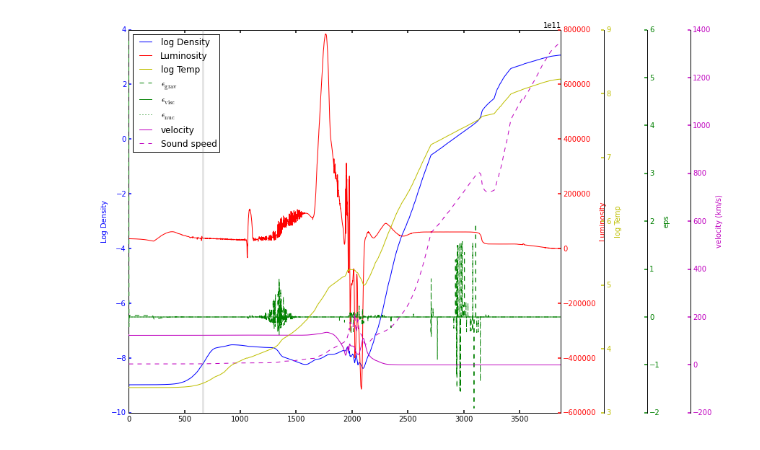
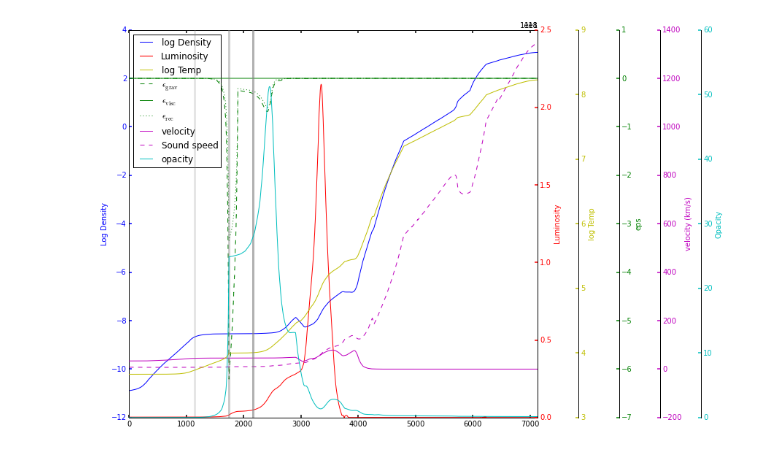
Before and after one commit to JRGarza/CE_mesa, a Jupyter notebook: python_scripts/check_results_tassos.ipynb, the cells around one changed output. Saved outputs shown, nothing was run; the diff lists cells and outputs as text; code cells hidden in the pictures.

```diff
--- a/python_scripts/check_results_tassos.ipynb
+++ b/python_scripts/check_results_tassos.ipynb
@@ -48,8 +48,14 @@ par4.spines["right"].set_position(("axes", 1.1))
 make_patch_spines_invisible(par4)
 par4.spines["right"].set_visible(True)
 
+par5 = host.twinx()
+par5.spines["right"].set_position(("axes", 1.4))
+make_patch_spines_invisible(par5)
+par5.spines["right"].set_visible(True)
 
-i=18
+
+
+i=2
 
 
 
@@ -61,9 +67,20 @@ x = a.profiles[i]["zone"]
 
 
 tau = 10.**a.profiles[i]["logtau"]
+
 tau_zone = np.max([np.where(tau < 1)])
 tau_x = x[tau_zone]
 plt.axvline(tau_x, color='gray', linewidth=3, alpha=0.2)
+
+tau_zone = np.max([np.where(tau < 10)])
+tau_x = x[tau_zone]
+plt.axvline(tau_x, color='gray', linewidth=3, alpha=0.4)
+
+tau_zone = np.max([np.where(tau < 100)])
+tau_x = x[tau_zone]
+plt.axvline(tau_x, color='gray', linewidth=3, alpha=0.6)
+
+
 
 
 #fig = plt.figure(figsize=(10,6))
@@ -72,10 +89,12 @@ logD, = host.plot(x,a.profiles[i]["logRho"], label="log Density", color='b')
 lum, = par1.plot(x,a.profiles[i]["luminosity"], label="Luminosity", color='r')
 eps_visc, = par2.plot(x,a.profiles[i]["eps_visc"], label=r"$\epsilon_{\rm visc}$", color='g', linestyle='solid')
 eps_grav, = par2.plot(x,a.profiles[i]["eps_grav"], label=r"$\epsilon_{\rm grav}$", color='g', linestyle='dashed')
-eps_nuc, = par2.plot(x,a.profiles[i]["eps_nuc"], label=r"$\epsilon_{\rm nuc}$", color='g', linestyle='dotted')
+eps_nuc, = par2.plot(x,a.profiles[i]["eps_recombination"], label=r"$\epsilon_{\rm rec}$", color='g', linestyle='dotted')
 vel, = par3.plot(x,a.profiles[i]["velocity"]/1.0e5, label="velocity", color='m')
 cs, = par3.plot(x,a.profiles[i]["csound"]/1.0e5, label="Sound speed", color='m', linestyle='dashed')
 temp, = par4.plot(x,a.profiles[i]["logT"], label="log Temp", color='y')
+opacity, = par5.plot(x,a.profiles[i]["opacity"], label="opacity", color='c')
+
 
 
 # Label y-axes
@@ -84,37 +103,42 @@ par1.set_ylabel('Luminosity')
 par2.set_ylabel('eps')
 par3.set_ylabel('velocity (km/s)')
 par4.set_ylabel('log Temp')
+par5.set_ylabel('Opacity')
+
 
 # Set y-axis label colors
 host.yaxis.label.set_color(logD.get_color())
 par1.yaxis.label.set_color(lum.get_color())
 par2.yaxis.label.set_color(eps_grav.get_color())
 par3.yaxis.label.set_color(vel.get_color())
 par4.yaxis.label.set_color(temp.get_color())
+par5.yaxis.label.set_color(opacity.get_color())
+
 
 # Set y-axis tick colors
 tkw = dict(size=4, width=1.5)
 host.tick_params(axis='y', colors=logD.get_color(), **tkw)
 par1.tick_params(axis='y', colors=lum.get_color(), **tkw)
 par2.tick_params(axis='y', colors=eps_grav.get_color(), **tkw)
 par3.tick_params(axis='y', colors=vel.get_color(), **tkw)
 par4.tick_params(axis='y', colors=temp.get_color(), **tkw)
+par5.tick_params(axis='y', colors=opacity.get_color(), **tkw)
 host.tick_params(axis='x', **tkw)
 
 # Set x-limits
-plt.xlim(min(x), max(x))
-#plt.xlim(0, 10)
+plt.xlim(0, max(x))
+#plt.xlim(0, 500)
 
 
 # Legend
-lines = [logD, lum, temp, eps_grav, eps_visc, eps_nuc, vel, cs]
+lines = [logD, lum, temp, eps_grav, eps_visc, eps_nuc, vel, cs, opacity]
 host.legend(lines, [l.get_label() for l in lines], loc=2)
 
 plt.tight_layout()
 
 plt.show()
 # %% [output]
-[figure, old version]
+[figure, new version]
 # %%
 a.SetParameters(Variable='eps_nuc', cmap_dynamic_range=5, tau100=True, Yaxis='mass', Xaxis='star_age', czones=True)
 a.Kippenhahn()
```
Also changed, not shown: parts of 26 cells of this notebook, 2 other files.
